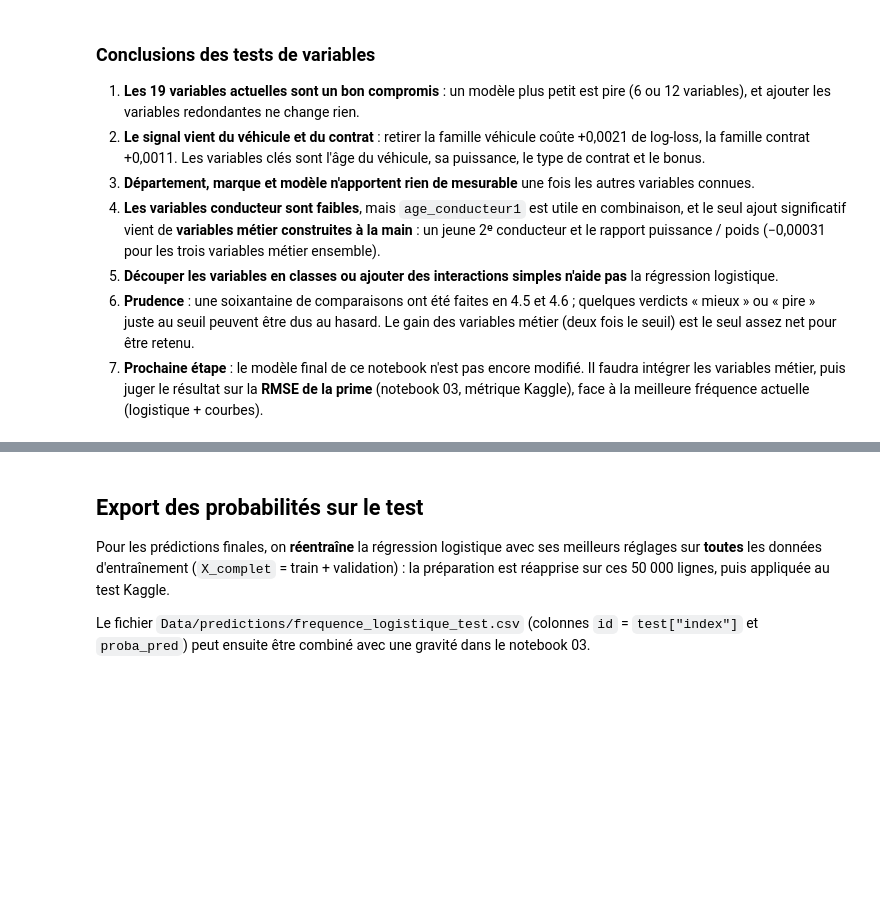
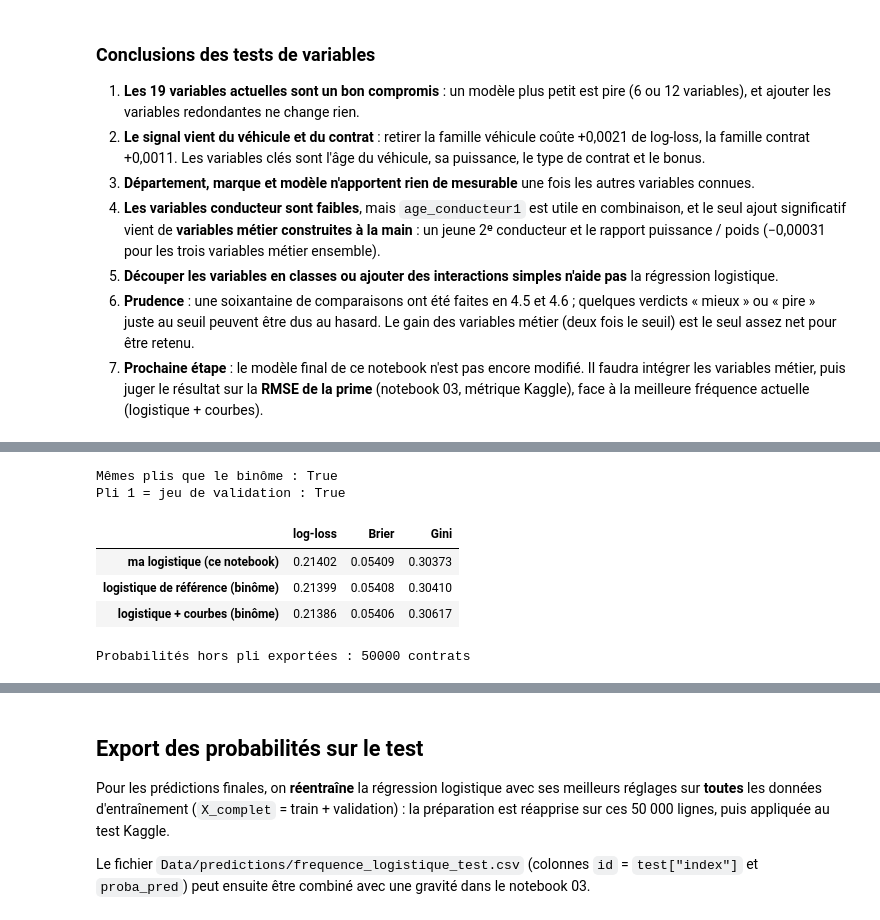
Before and after one commit to MaximilienCY/TD-Tarification-automobile-par-Machine-Learning, a Jupyter notebook: notebooks/01_frequence.ipynb, the cells around one changed output, grey strips where cells are left out. Cells and saved outputs as stored; diff of their text form; code cells hidden in the pictures; blank space fills up the shorter version.

```diff
--- a/notebooks/01_frequence.ipynb
+++ b/notebooks/01_frequence.ipynb
@@ -2056,0 +2067,37 @@ recap
+# %%
+# Probabilités hors pli sur les 50 000 contrats, avec les 5 plis du découpage de 3.2
+proba_oof = pd.Series(np.nan, index=X_complet.index)
+pli_oof = pd.Series(0, index=X_complet.index)
+for k, (pos_appr, pos_eval) in enumerate(decoupage.split(X_complet, y_complet, groups=groupes), 1):
+    X_appr, y_appr, X_eval = X_complet.iloc[pos_appr], y_complet.iloc[pos_appr], X_complet.iloc[pos_eval]
+    p = apprendre(X_appr, y_appr)  # préparation apprise sur les 4 autres plis
+    modele = LogisticRegression(C=meilleur_C, max_iter=2000).fit(preparer(X_appr, p, y_appr), y_appr)
+    proba_oof.iloc[pos_eval] = modele.predict_proba(preparer(X_eval, p))[:, 1]
+    pli_oof.iloc[pos_eval] = k
+
+# Vérification : mêmes plis que les prédictions du binôme, et pli 1 = notre validation
+binome_oof = pd.read_csv(RACINE / "Data" / "predictions" / "binome_composantes_oof_train.csv")
+assert (binome_oof["index"].values == train["index"].values).all()
+print("Mêmes plis que le binôme :", (binome_oof["pli"].values == pli_oof.values).all())
+print("Pli 1 = jeu de validation :", set(X_complet.index[pli_oof == 1]) == set(X_valid.index))
+
+# Comparaison avec la logistique de référence du binôme (ma version d'avant l'audit), sur les mêmes contrats
+comparaison_oof = pd.DataFrame({
+    "ma logistique (ce notebook)": evaluer(y_complet, proba_oof),
+    "logistique de référence (binôme)": evaluer(y_complet, binome_oof["proba_logistique_reference"]),
+    "logistique + courbes (binôme)": evaluer(y_complet, binome_oof["proba_logistique_courbes"]),
+}).T
+display(comparaison_oof.round(5))
+
+# Fichier pour le notebook 03
+export_oof = pd.DataFrame({"index": train["index"], "pli": pli_oof.values, "proba_pred": proba_oof.values})
+export_oof.to_csv(RACINE / "Data" / "predictions" / "frequence_logistique_oof_train.csv", index=False)
+print("Probabilités hors pli exportées :", len(export_oof), "contrats")
+# %% [output]
+Mêmes plis que le binôme : True
+Pli 1 = jeu de validation : True
+|  | log-loss | Brier | Gini |
+| ma logistique (ce notebook) | 0.21402 | 0.05409 | 0.30373 |
+| logistique de référence (binôme) | 0.21399 | 0.05408 | 0.30410 |
+| logistique + courbes (binôme) | 0.21386 | 0.05406 | 0.30617 |
+Probabilités hors pli exportées : 50000 contrats
```
Also changed, not shown: parts of 2 cells of this notebook, 2 other files.
